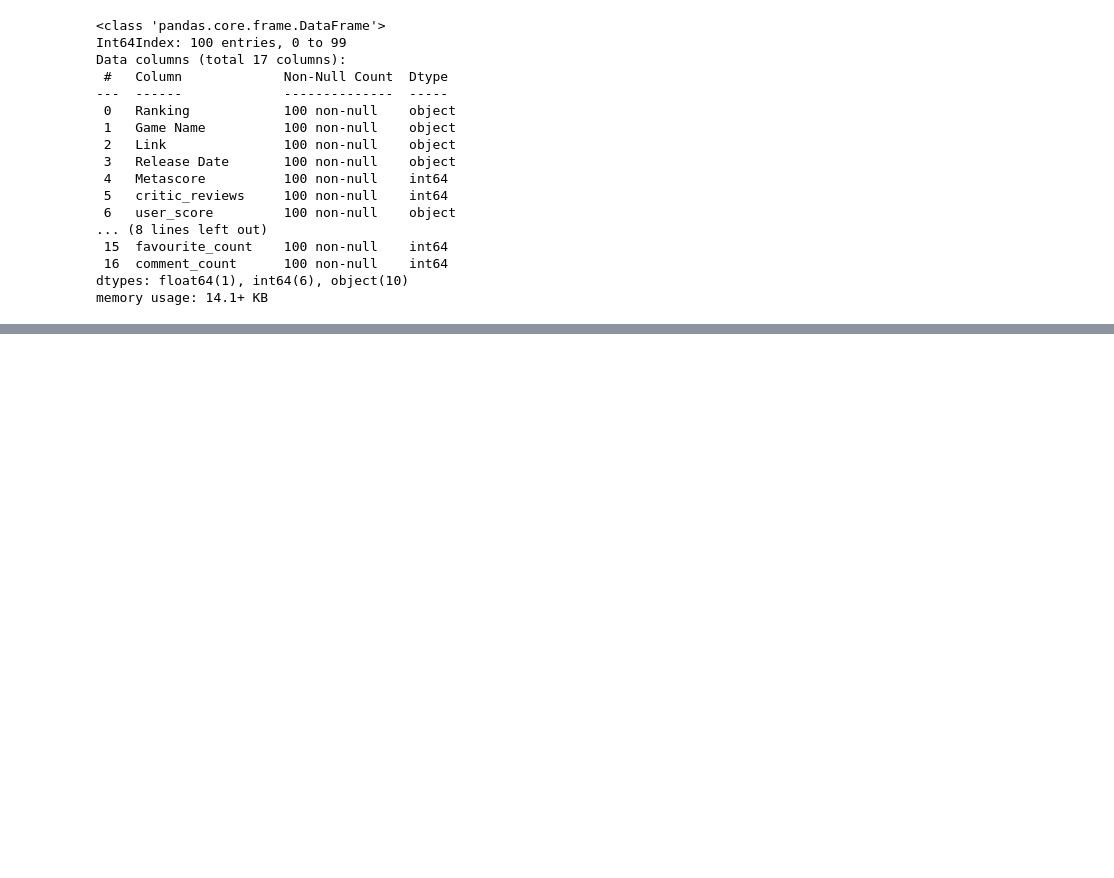
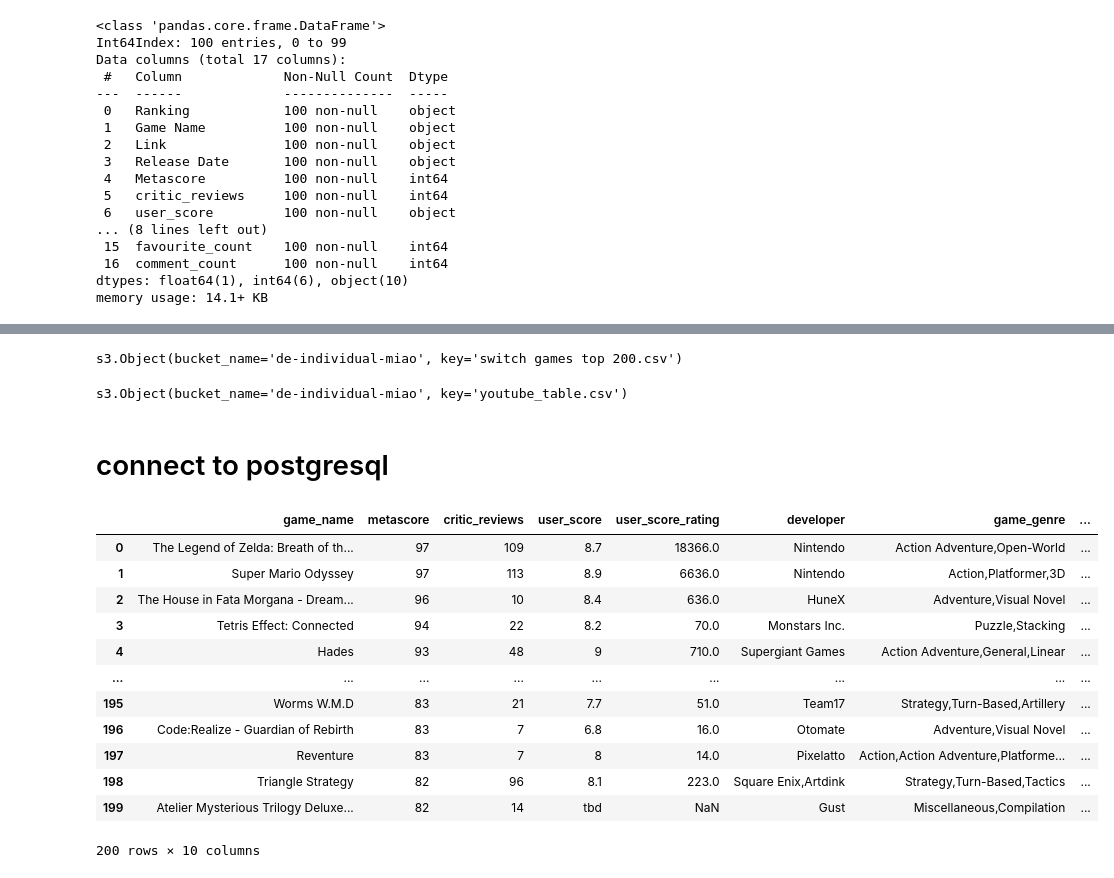
Before and after one commit to dmiao123/DE-Individual-, a Jupyter notebook: Python Work/DE Individual .ipynb, the cells around one changed output, grey strips where cells are left out. Saved outputs shown, nothing was run; the diff lists cells and outputs as text; code cells hidden in the pictures; blank space fills up the shorter version.

```diff
--- a/Python Work/DE Individual .ipynb
+++ b/Python Work/DE Individual .ipynb
@@ -676,0 +730,46 @@ memory usage: 14.1+ KB
+# %%
+#import switch games top 200.csv to s3
+
+user_name = 'dimiu'
+access_key_id = 'AKIA2NXYDIC7YSRC4HNL'
+secret_access_key = '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'
+
+session = Session(aws_access_key_id=access_key_id,
+                  aws_secret_access_key=secret_access_key,
+                  region_name='eu-west-2')
+
+s3 = session.resource('s3')
+client = session.client('s3')
+bucket = 'de-individual-miao'   # Bucket name
+upload_data = open('/Users/dimiu/Desktop/switch games top 200.csv','rb')   #path
+upload_key = 'switch games top 200.csv'    # saving name
+
+file_job = s3.Bucket(bucket).put_object(Key=upload_key, Body=upload_data)
+print(file_job)
+# %% [output]
+s3.Object(bucket_name='de-individual-miao', key='switch games top 200.csv')
+# %%
+#import youtube table to s3
+
+from boto3.session import Session
+
+
+user_name = 'dimiu'
+access_key_id = 'AKIA2NXYDIC7YSRC4HNL'
+secret_access_key = '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'
+
+session = Session(aws_access_key_id=access_key_id,
+                  aws_secret_access_key=secret_access_key,
+                  region_name='eu-west-2')
+
+s3 = session.resource('s3')
+client = session.client('s3')
+bucket = 'de-individual-miao'
+upload_data = open('/Users/dimiu/Desktop/youtube_table.csv','rb')   #import youtube table
+upload_key = 'youtube_table.csv'
+file_job = s3.Bucket(bucket).put_object(Key=upload_key, Body=upload_data)
+print(file_job)
+# %% [output]
+s3.Object(bucket_name='de-individual-miao', key='youtube_table.csv')
+# %% [markdown]
+# connect to postgresql
@@ -676,0 +780,27 @@ memory usage: 14.1+ KB
+# %%
+def red_aws_csv(file_name):
+    bucket = 'de-individual-miao'
+    s3 = boto3.client("s3",\
+                      aws_access_key_id = 'AKIA2NXYDIC7YSRC4HNL',\
+                      aws_secret_access_key = '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')
+
+    csv_read = s3.get_object(Bucket = bucket, Key = file_name)
+    df = pd.read_csv(csv_read['Body'])
+    return df
+# %%
+game_info_table = red_aws_csv('game.csv')
+game_info_table
+# %% [output]
+|  | game_name | metascore | critic_reviews | user_score | user_score_rating | developer | game_genre | ... |
+| 0 | The Legend of Zelda: Breath of th... | 97 | 109 | 8.7 | 18366.0 | Nintendo | Action Adventure,Open-World | ... |
+| 1 | Super Mario Odyssey | 97 | 113 | 8.9 | 6636.0 | Nintendo | Action,Platformer,3D | ... |
+| 2 | The House in Fata Morgana - Dream... | 96 | 10 | 8.4 | 636.0 | HuneX | Adventure,Visual Novel | ... |
+| 3 | Tetris Effect: Connected | 94 | 22 | 8.2 | 70.0 | Monstars Inc. | Puzzle,Stacking | ... |
+| 4 | Hades | 93 | 48 | 9 | 710.0 | Supergiant Games | Action Adventure,General,Linear | ... |
+| ... | ... | ... | ... | ... | ... | ... | ... | ... |
+| 195 | Worms W.M.D | 83 | 21 | 7.7 | 51.0 | Team17 | Strategy,Turn-Based,Artillery | ... |
+| 196 | Code:Realize - Guardian of Rebirth | 83 | 7 | 6.8 | 16.0 | Otomate | Adventure,Visual Novel | ... |
+| 197 | Reventure | 83 | 7 | 8 | 14.0 | Pixelatto | Action,Action Adventure,Platforme... | ... |
+| 198 | Triangle Strategy | 82 | 96 | 8.1 | 223.0 | Square Enix,Artdink | Strategy,Turn-Based,Tactics | ... |
+| 199 | Atelier Mysterious Trilogy Deluxe... | 82 | 14 | tbd | NaN | Gust | Miscellaneous,Compilation | ... |
+200 rows × 10 columns
```
Also changed, not shown: parts of 14 cells of this notebook.
